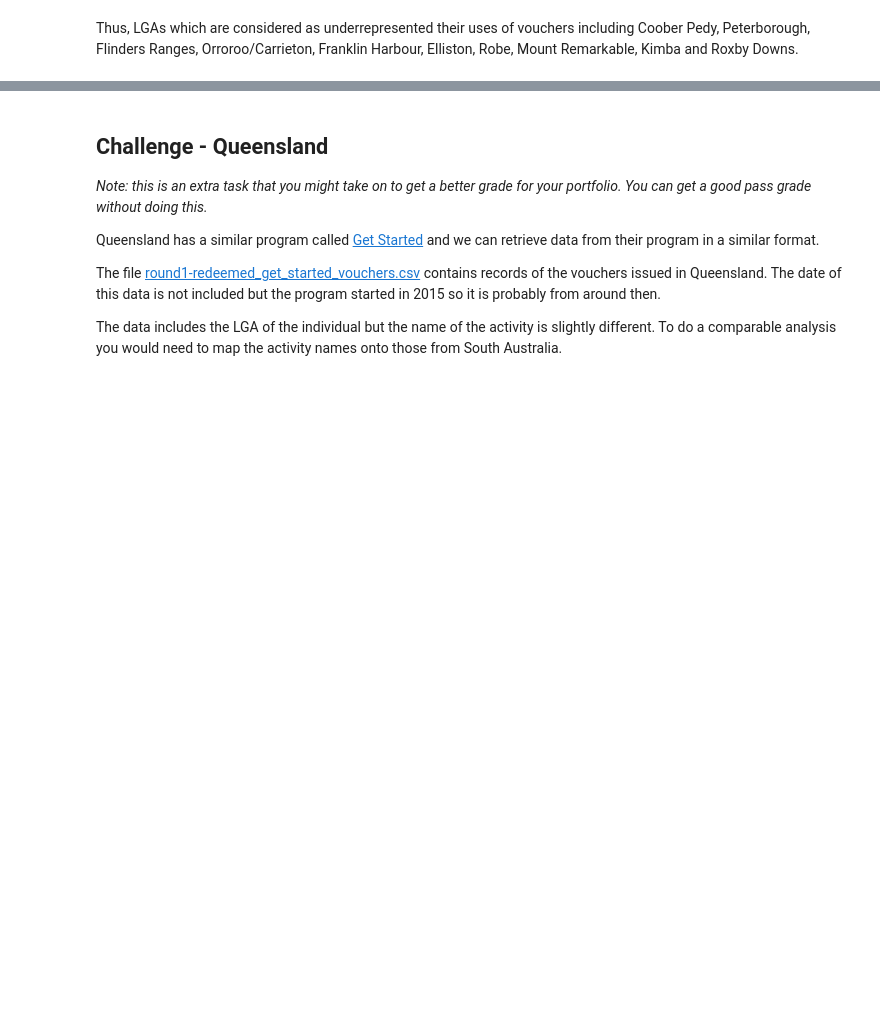
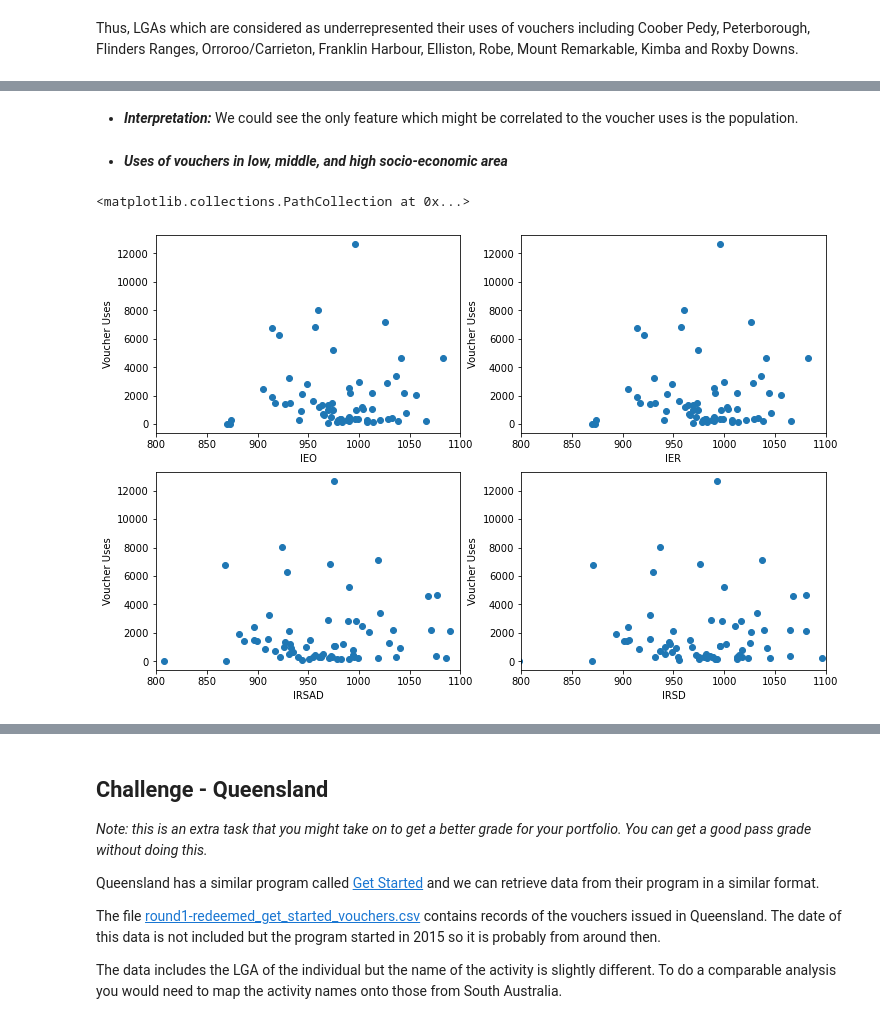
Before and after one commit to xuyenlinhHuynh/data-science-portfolio-xuyenlinhHuynh, a Jupyter notebook: Portfolio 2.ipynb, the cells around one changed output, grey strips where cells are left out. Drawn from its saved outputs; the diff is of its cells as text; code cells hidden in the pictures; blank space fills up the shorter version.

```diff
--- a/Portfolio 2.ipynb
+++ b/Portfolio 2.ipynb
@@ -548,0 +593,33 @@ Thus, LGAs which are considered as underrepresented their uses of vouchers inclu
+# %% [markdown]
+* ***Interpretation:*** We could see the only feature which might be correlated to the voucher uses is the population.
+# %% [markdown]
+* ***Uses of vouchers in low, middle, and high socio-economic area***
+# %%
+plt.figure(figsize=(12, 8))
+
+plt.subplot(2,2,1)
+plt.xlim(800,1100)
+plt.xlabel("IEO")
+plt.ylabel("Voucher Uses")
+plt.scatter(lga_seifa_vouchers['IEO'], lga_seifa_vouchers['counts'])
+
+plt.subplot(2,2,2)
+plt.xlim(800, 1100)
+plt.xlabel("IER")
+plt.ylabel("Voucher Uses")
+plt.scatter(lga_seifa_vouchers['IER'], lga_seifa_vouchers['counts'])
+
+plt.subplot(2,2,3)
+plt.xlim(800, 1100)
+plt.xlabel("IRSAD")
+plt.ylabel("Voucher Uses")
+plt.scatter(lga_seifa_vouchers['IRSAD'], lga_seifa_vouchers['counts'])
+
+plt.subplot(2,2,4)
+plt.xlim(800,1100)
+plt.xlabel("IRSD")
+plt.ylabel("Voucher Uses")
+plt.scatter(lga_seifa_vouchers['IRSD'], lga_seifa_vouchers['counts'])
+# %% [output]
+<matplotlib.collections.PathCollection at 0x...>
+[figure, added]
```
Also changed, not shown: parts of 26 cells of this notebook, 3 other files.
